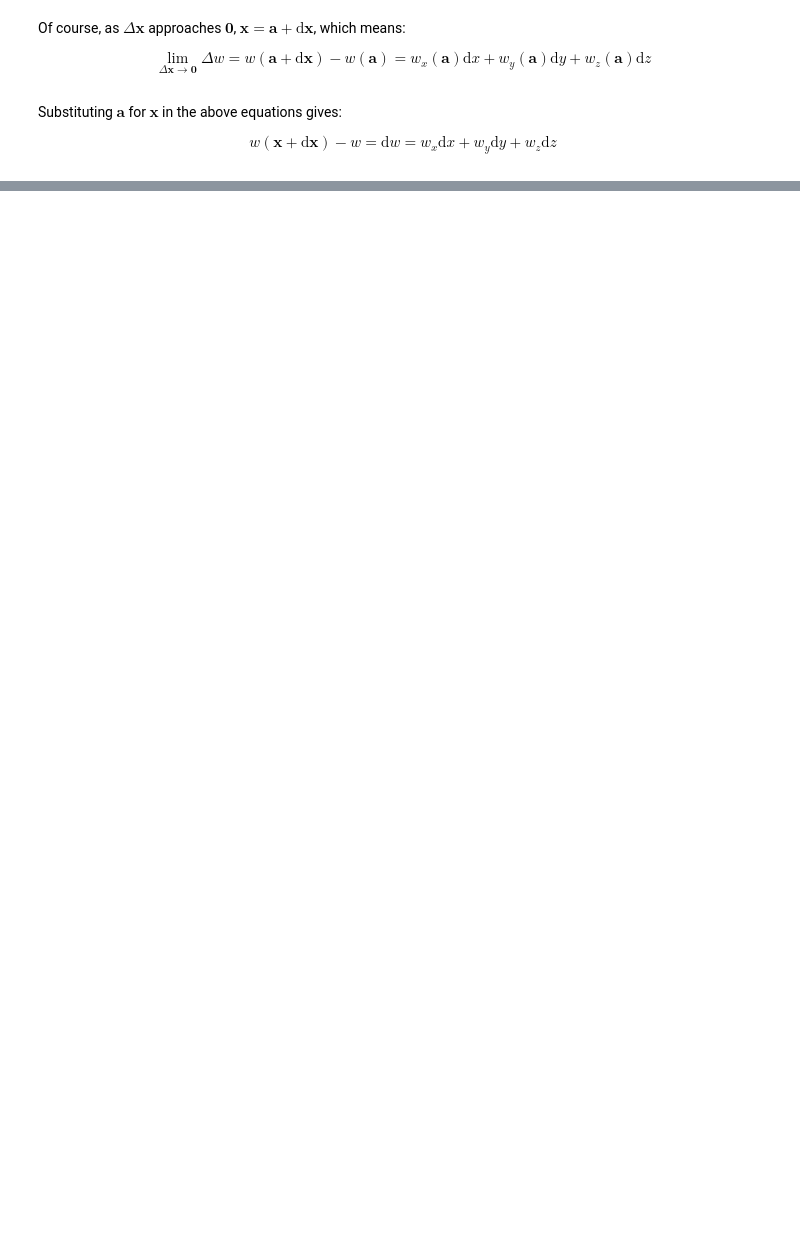
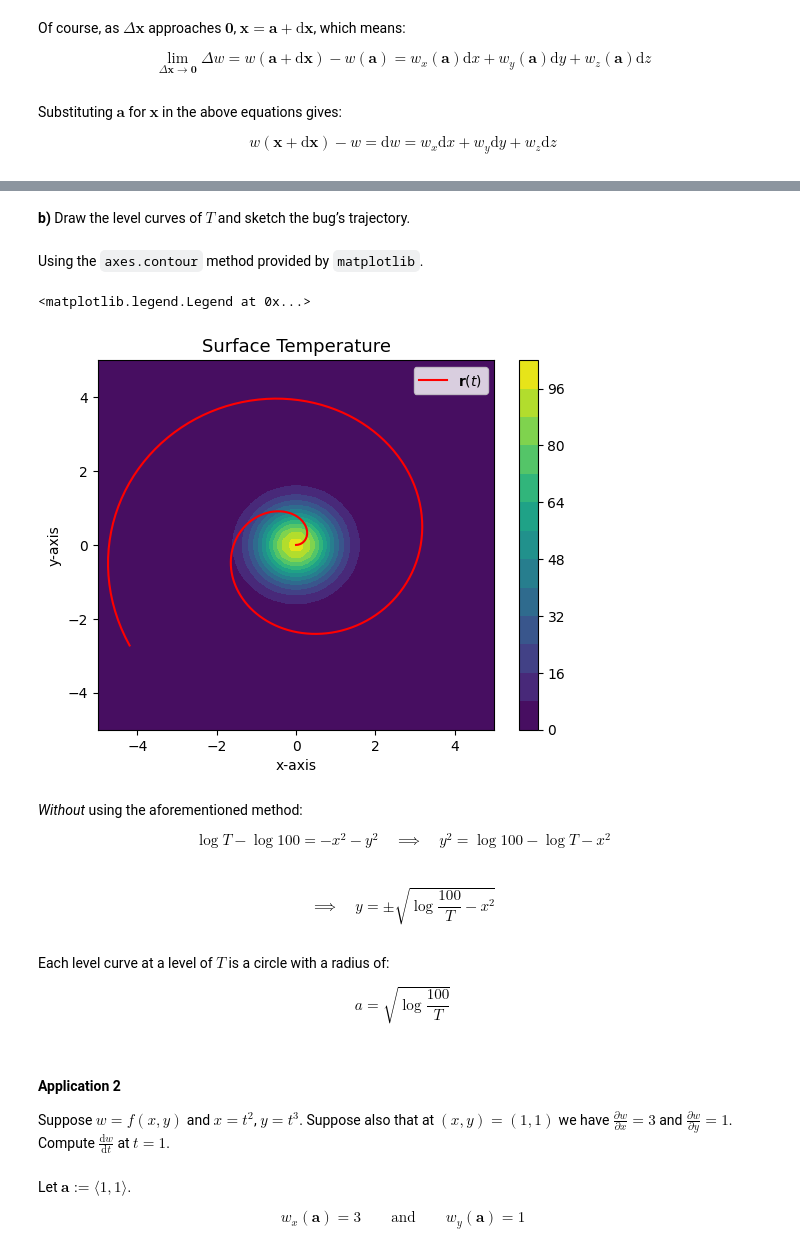
Before and after one commit to jordandll/MultivariableCalculus, a Jupyter notebook: PartialDerivatives/PartB/totaldiff.ipynb, the cells around one changed output, grey strips where cells are left out. Drawn from its saved outputs; the diff is of its cells as text; code cells hidden in the pictures; blank space fills up the shorter version.

```diff
--- a/PartialDerivatives/PartB/totaldiff.ipynb
+++ b/PartialDerivatives/PartB/totaldiff.ipynb
@@ -102,0 +190,40 @@ $$ w(\mathbf{x}+\mathrm{d}\mathbf{x}) - w = \mathrm{d}w = w_x\mathrm{d}x + w_y\m
+# %% [markdown]
+**b)** Draw the level curves of $T$ and sketch the bug’s trajectory.
+# %% [markdown]
+Using the `axes.contour` method provided by `matplotlib`.
+# %%
+x = np.linspace(-5,5,num=50)
+X, Y = np.meshgrid(x,x)
+
+T = 100*np.e**(-(X**2+Y**2))
+
+fig, ax = plt.subplots()
+ax.set_title('Surface Temperature',size=13)
+ax.set_xlabel('x-axis')
+ax.set_ylabel('y-axis')
+
+cs = ax.contourf(X,Y,T,levels=12)
+cb = fig.colorbar(cs)
+B = ax.plot(t*np.cos(2*t),t*np.sin(2*t),label=r'$\mathbf{r}(t)$',color='r')
+ax.legend()
+# %% [output]
+<matplotlib.legend.Legend at 0x...>
+[figure, added]
+# %% [markdown]
+*Without* using the aforementioned method:
+
+$$ \log T - \log 100 = -x^2 - y^2 \quad\implies\quad y^2 = \log 100 - \log T - x^2 $$
+# %% [markdown]
+$$ \implies\quad y = \pm \sqrt{\log\frac{100}{T} - x^2}$$
+# %% [markdown]
+Each level curve at a level of $T$ is a circle with a radius of:
+
+$$ a = \sqrt{\log\frac{100}{T}}$$
+# %% [markdown]
+#### Application 2
+Suppose $w = f (x, y)$ and $x = t^2$, $y = t^3$. Suppose also that at $(x, y) = (1, 1)$ we have
+ $\displaystyle \frac{\partial w}{\partial x} = 3$ and $\displaystyle \frac{\partial w}{\partial y}=1$.  Compute $\displaystyle \frac{\mathrm{d}w}{\mathrm{d}t}$ at $t=1$.
+# %% [markdown]
+Let $\mathbf{a}:=\langle 1,1\rangle$.
+
+$$ w_x(\mathbf{a}) = 3 \quad\quad\text{and}\quad\quad w_y(\mathbf{a}) = 1$$
```
Also changed, not shown: parts of 27 cells of this notebook.
